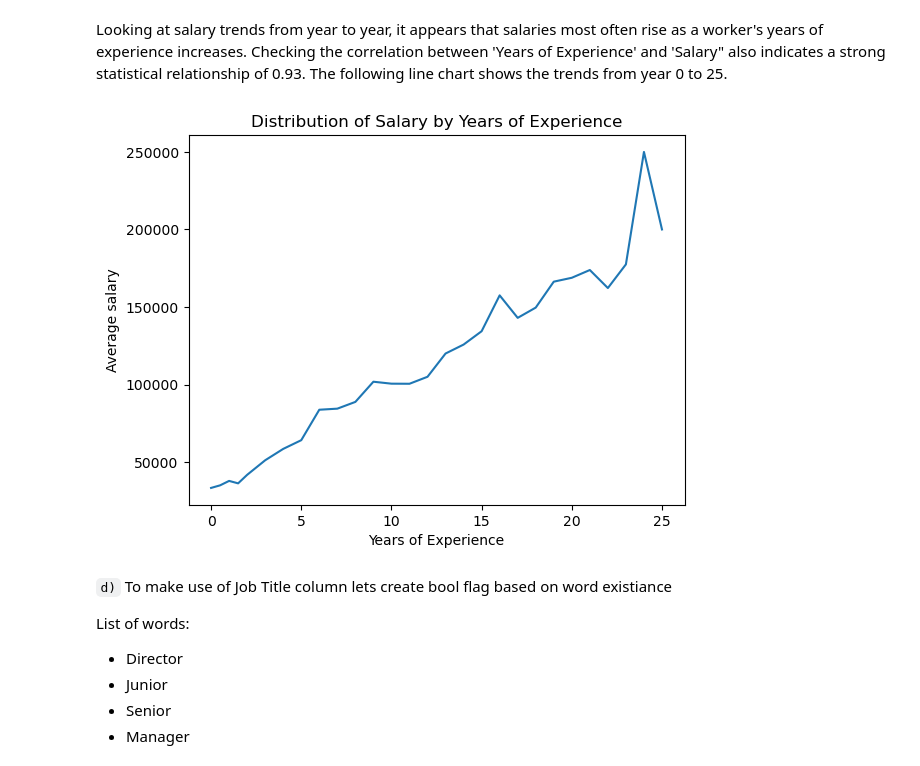
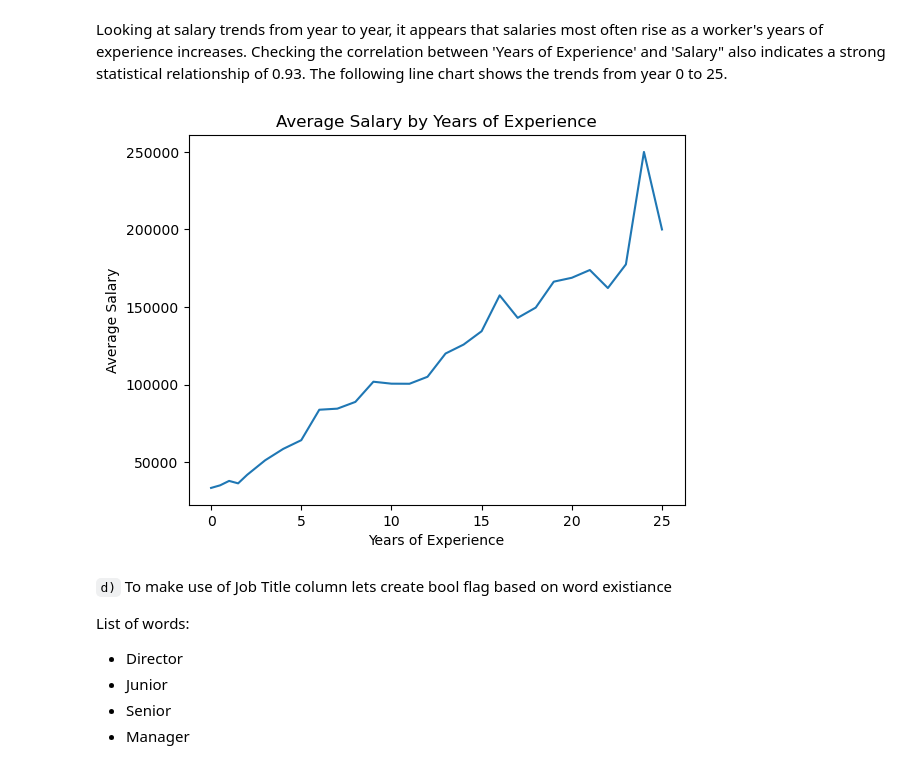
Before and after one commit to ashleydonohoe/salary_prediction_project, a Jupyter notebook: salary_prediction_project.ipynb, the cells around one changed output. Saved outputs shown, nothing was run; the diff lists cells and outputs as text; code cells hidden in the pictures.

Commit message:
updating graphs

```diff
--- a/salary_prediction_project.ipynb
+++ b/salary_prediction_project.ipynb
@@ -198,12 +198,12 @@ np.float64(0.9303377227618356)
 Looking at salary trends from year to year, it appears that salaries most often rise as a worker's years of experience increases. Checking the correlation between 'Years of Experience' and 'Salary" also indicates a strong statistical relationship of 0.93. The following line chart shows the trends from year 0 to 25.
 # %%
 salary_by_experience.plot(kind='line');
-plt.title('Distribution of Salary by Years of Experience');
+plt.title('Average Salary by Years of Experience');
 plt.xlabel('Years of Experience');
-plt.ylabel('Average salary');
+plt.ylabel('Average Salary');
 plt.show();
 # %% [output]
-[figure, old version]
+[figure, new version]
 # %% [markdown]
 `d)`  To make use of Job Title column lets create bool flag based on word existiance
 
```
Also changed, not shown: parts of 1 cell of this notebook.
